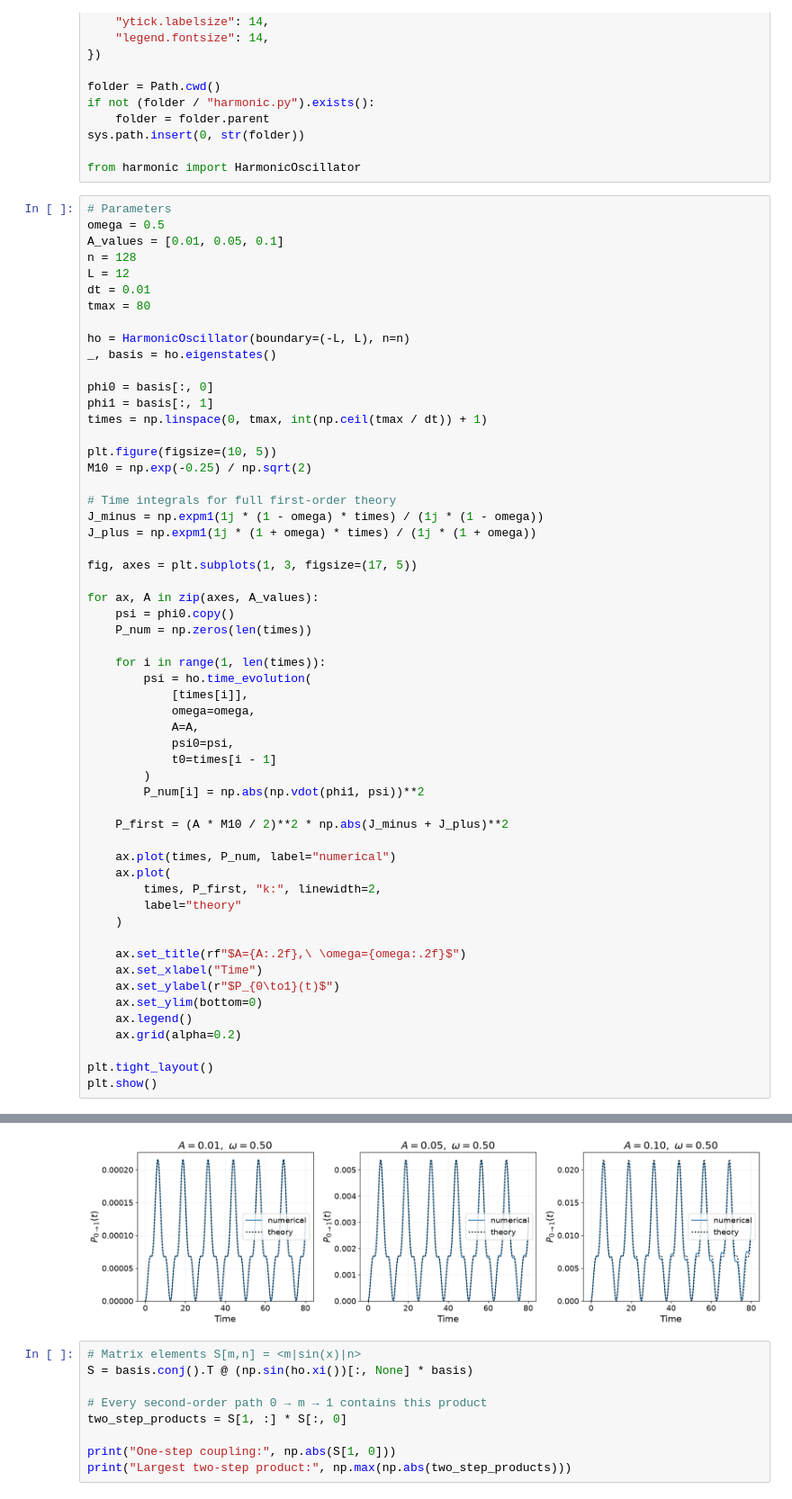
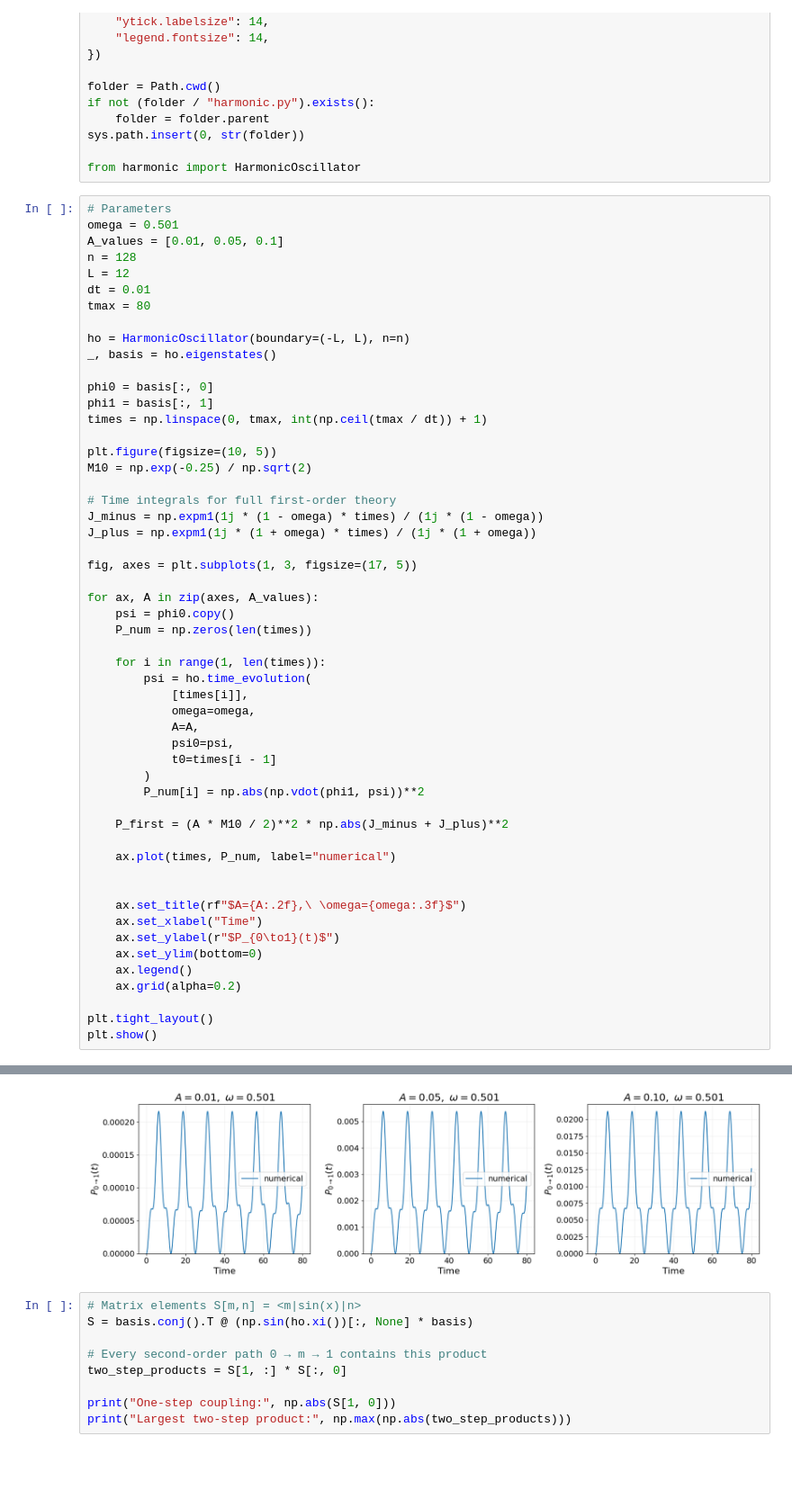
Before and after one commit to TO-PRARAMX/pc4230-project, a Jupyter notebook: example/05_two_photon_process.ipynb, the cells around one changed output, grey strips where cells are left out. Shown at 90% size. Cells and saved outputs as stored; diff of their text form; blank space fills up the shorter version.

```diff
--- a/example/05_two_photon_process.ipynb
+++ b/example/05_two_photon_process.ipynb
@@ -21,7 +21,7 @@ sys.path.insert(0, str(folder))
 from harmonic import HarmonicOscillator
 # %%
 # Parameters
-omega = 0.5
+omega = 0.501
 A_values = [0.01, 0.05, 0.1]
 n = 128
 L = 12
@@ -45,39 +45,36 @@ J_plus = np.expm1(1j * (1 + omega) * times) / (1j * (1 + omega))
 fig, axes = plt.subplots(1, 3, figsize=(17, 5))
 
 for ax, A in zip(axes, A_values):
     psi = phi0.copy()
     P_num = np.zeros(len(times))
 
     for i in range(1, len(times)):
         psi = ho.time_evolution(
             [times[i]],
             omega=omega,
             A=A,
             psi0=psi,
             t0=times[i - 1]
         )
         P_num[i] = np.abs(np.vdot(phi1, psi))**2
 
     P_first = (A * M10 / 2)**2 * np.abs(J_minus + J_plus)**2
 
     ax.plot(times, P_num, label="numerical")
-    ax.plot(
-        times, P_first, "k:", linewidth=2,
-        label="theory"
-    )
 
-    ax.set_title(rf"$A={A:.2f},\ \omega={omega:.2f}$")
+
+    ax.set_title(rf"$A={A:.2f},\ \omega={omega:.3f}$")
     ax.set_xlabel("Time")
     ax.set_ylabel(r"$P_{0\to1}(t)$")
     ax.set_ylim(bottom=0)
     ax.legend()
     ax.grid(alpha=0.2)
 
 plt.tight_layout()
 plt.show()
 # %% [output]
 <Figure size 1000x500 with 0 Axes>
-[figure, old version]
+[figure, new version]
 # %%
 # Matrix elements S[m,n] = <m|sin(x)|n>
 S = basis.conj().T @ (np.sin(ho.xi())[:, None] * basis)
```
Also changed, not shown: 2 other files.
